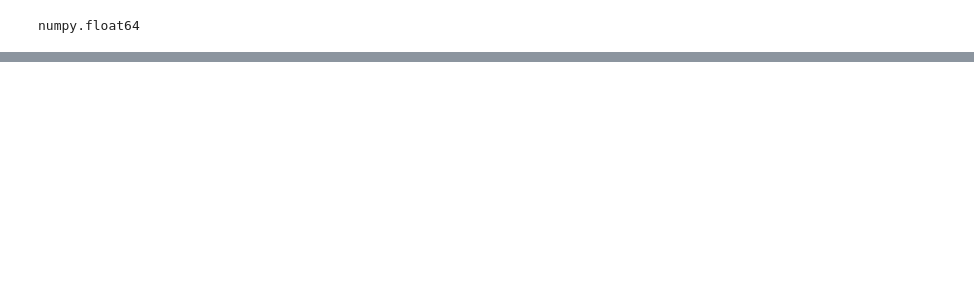
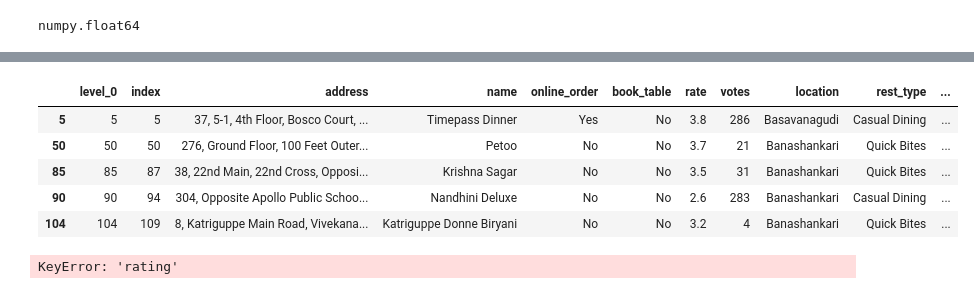
Before and after one commit to remre/datavisu, a Jupyter notebook: sample.ipynb, the cells around one changed output, grey strips where cells are left out. Saved outputs shown, nothing was run; the diff lists cells and outputs as text; code cells hidden in the pictures; blank space fills up the shorter version.

```diff
--- a/sample.ipynb
+++ b/sample.ipynb
@@ -493,0 +544,10 @@ Name: rate, Length: 92, dtype: float64
+# %%
+df2= df4[df4['cuisines']=='North Indian']
+df2.head()
+# %% [output]
+|  | level_0 | index | address | name | online_order | book_table | rate | votes | location | rest_type | ... |
+| 5 | 5 | 5 | 37, 5-1, 4th Floor, Bosco Court, ... | Timepass Dinner | Yes | No | 3.8 | 286 | Basavanagudi | Casual Dining | ... |
+| 50 | 50 | 50 | 276, Ground Floor, 100 Feet Outer... | Petoo | No | No | 3.7 | 21 | Banashankari | Quick Bites | ... |
+| 85 | 85 | 87 | 38, 22nd Main, 22nd Cross, Opposi... | Krishna Sagar | No | No | 3.5 | 31 | Banashankari | Quick Bites | ... |
+| 90 | 90 | 94 | 304, Opposite Apollo Public Schoo... | Nandhini Deluxe | No | No | 2.6 | 283 | Banashankari | Casual Dining | ... |
+| 104 | 104 | 109 | 8, Katriguppe Main Road, Vivekana... | Katriguppe Donne Biryani | No | No | 3.2 | 4 | Banashankari | Quick Bites | ... |
@@ -493,0 +572,12 @@ Name: rate, Length: 92, dtype: float64
+# %%
+loc_plt=pd.crosstab(df4['rate'],df4['city'])
+fig=px.bar(loc_plt,x=loc_plt.index,y=loc_plt.columns,barmode='stack',opacity=1)
+fig.update_layout(title="Location wise Rating",
+                  titlefont={'size': 30},
+                  template='simple_white'
+                  )
+fig.update_traces(marker_line_color='black',
+                  marker_line_width=0.5, opacity=0.8)
+fig.show()
+# %% [output]
+KeyError: 'rating'
```
Also changed, not shown: parts of 18 cells of this notebook.
